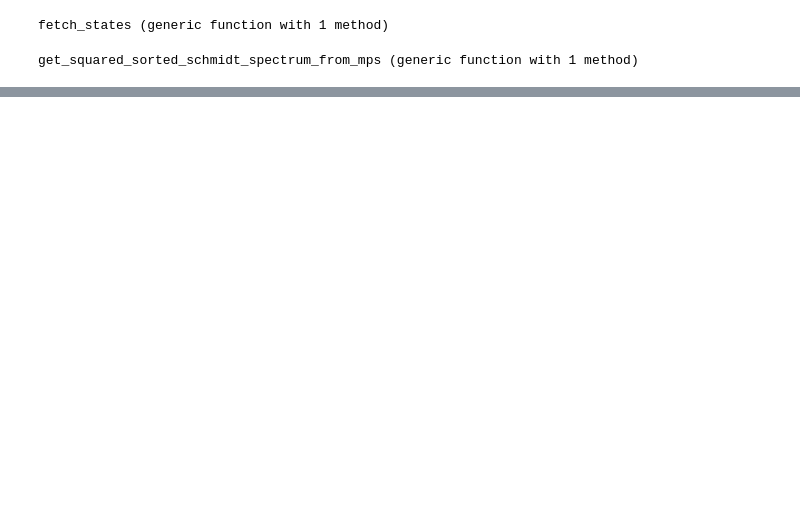
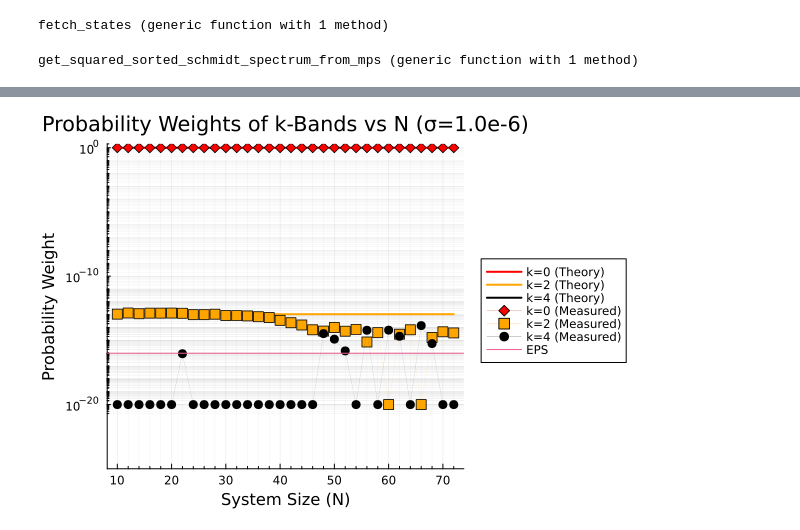
Before and after one commit to jamesnrolfe/QuantumEntanglementProject, a Jupyter notebook: programs/random/schmidt.ipynb, the cells around one changed output, grey strips where cells are left out. Saved outputs shown, nothing was run; the diff lists cells and outputs as text; code cells hidden in the pictures; blank space fills up the shorter version.

```diff
--- a/programs/random/schmidt.ipynb
+++ b/programs/random/schmidt.ipynb
@@ -102,0 +569,98 @@ display(p)
+# %%
+using Plots
+using ITensors
+
+sysparams = Dict{String,Any}(
+    "J" => -1.0, "Δ" => -1.0, "μ" => 1.0,
+    "NUM_SWEEPS" => 25, "MAX_BOND_DIM" => 2000, "ACC" => 10^-16
+)
+σ = 1e-6
+c = 0.33
+N_range = 10:2:80
+
+# Theoretical Weights
+W2_th(N) = (c * σ)^2
+W4_th(N) = ((c * σ)^4) / 2.0
+# The clean core retains whatever weight hasn't leaked into the higher bands
+W0_th(N) = 1.0 - W2_th(N) - W4_th(N)
+
+N_vals = Int[]
+W0_meas = Float64[]
+W2_meas = Float64[]
+W4_meas = Float64[]
+
+for n in N_range
+    cln, dis = fetch_states(n, σ, sysparams; type=:latest)
+
+    if !isempty(cln) && !isempty(dis)
+        psi_cln = cln[1]
+        psi_dis = dis[1]
+
+        sites = siteinds(psi_cln)
+
+        # Build the S^2 MPO
+        os = OpSum()
+        for i=1:n, j=1:n
+            if i != j
+                os += 0.5, "S+", i, "S-", j
+                os += 0.5, "S-", i, "S+", j
+                os += "Sz", i, "Sz", j
+            else
+                os += 0.75, "Id", i
+            end
+        end
+        S2_mpo = MPO(os, sites)
+
+        # Exact clean overlap (k=0)
+        w0 = abs(inner(psi_cln, psi_dis))^2
+
+        # First moment of Total Spin
+        M1 = real(inner(psi_dis', S2_mpo, psi_dis))
+
+        S0 = n / 2.0
+        S2 = S0 - 2.0
+        S4 = S0 - 4.0
+
+        lam0 = S0 * (S0 + 1.0)
+        lam2 = S2 * (S2 + 1.0)
+        lam4 = S4 * (S4 + 1.0)
+
+        rem_weight = 1.0 - w0
+        rem_M1 = M1 - (lam0 * w0)
+
+        # Solve the 2x2 system for w2 and w4
+        raw_w4 = (rem_M1 - lam2 * rem_weight) / (lam4 - lam2)
+        w4 = max(raw_w4, 1e-20)
+
+        raw_w2 = rem_weight - w4
+        w2 = max(raw_w2, 1e-20)
+
+        push!(N_vals, n)
+        push!(W0_meas, w0)
+        push!(W2_meas, w2)
+        push!(W4_meas, w4)
+    end
+end
+
+p = plot(title="Probability Weights of k-Bands vs N (σ=$σ)",
+         xlabel="System Size (N)", ylabel="Probability Weight",
+         yscale=:log10, legend=:outerright, grid=:both, minorgrid=true)
+
+# Plot Theory
+plot!(p, N_vals, fill(W0_th(N_vals[1]), length(N_vals)), label="k=0 (Theory)", color=:red, lw=2)
+plot!(p, N_vals, fill(W2_th(N_vals[1]), length(N_vals)), label="k=2 (Theory)", color=:orange, lw=2)
+plot!(p, N_vals, fill(W4_th(N_vals[1]), length(N_vals)), label="k=4 (Theory)", color=:black, lw=2)
+
+# Plot Measured
+plot!(p, N_vals, W0_meas, label="k=0 (Measured)", marker=:diamond, color=:red, markersize=5, lw=0)
+plot!(p, N_vals, W2_meas, label="k=2 (Measured)", marker=:square, color=:orange, markersize=5, lw=0)
+plot!(p, N_vals, W4_meas, label="k=4 (Measured)", marker=:circle, color=:black, markersize=5, lw=0)
+
+hline!(p, [1e-16], label="EPS")
+
+# Optional: Set y-limits to ensure everything is visible and looks clean
+ylims!(p, 1e-25, 2.0)
+
+display(p)
+# %% [output]
+[figure, added]
```
Also changed, not shown: parts of 10 cells of this notebook, 7 other files.
